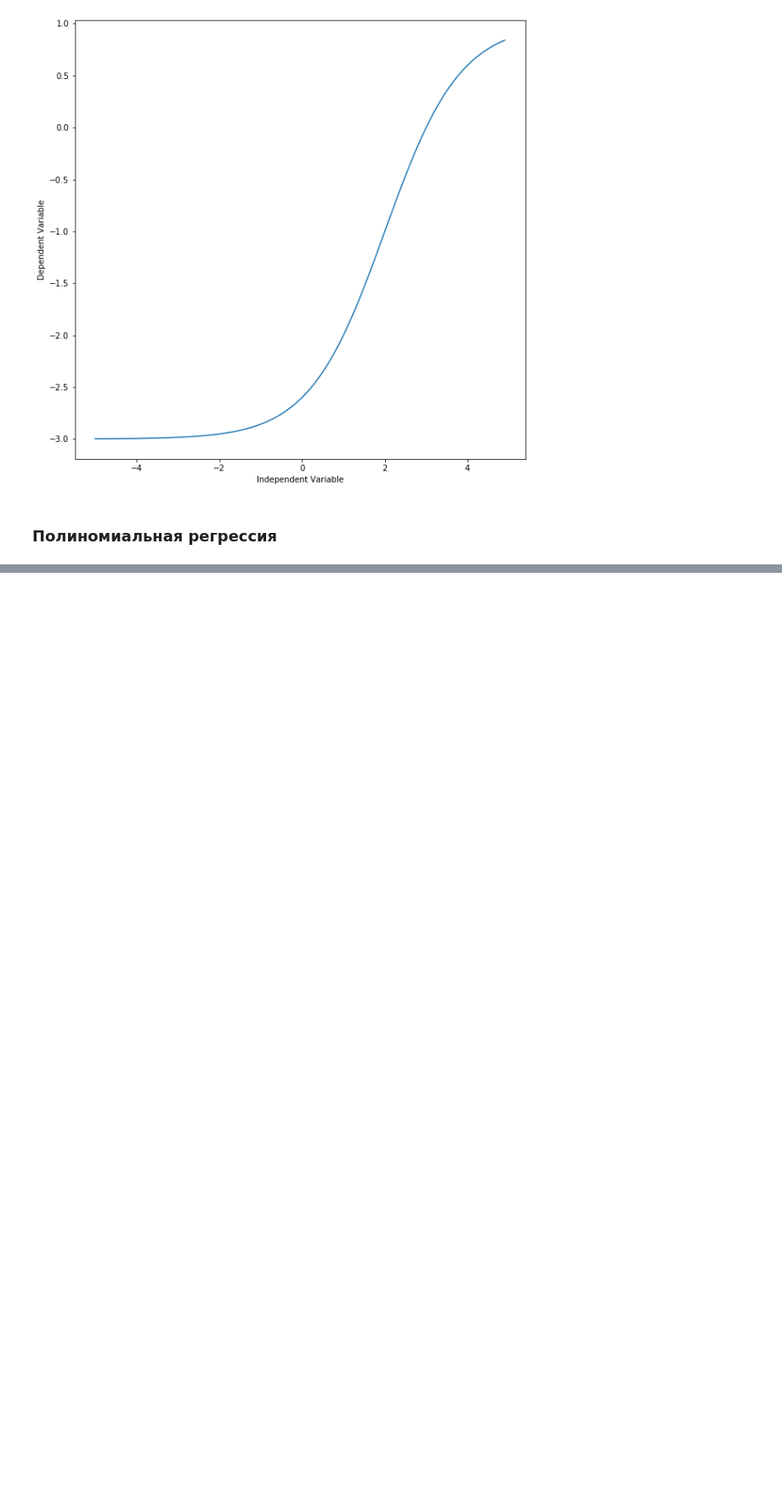
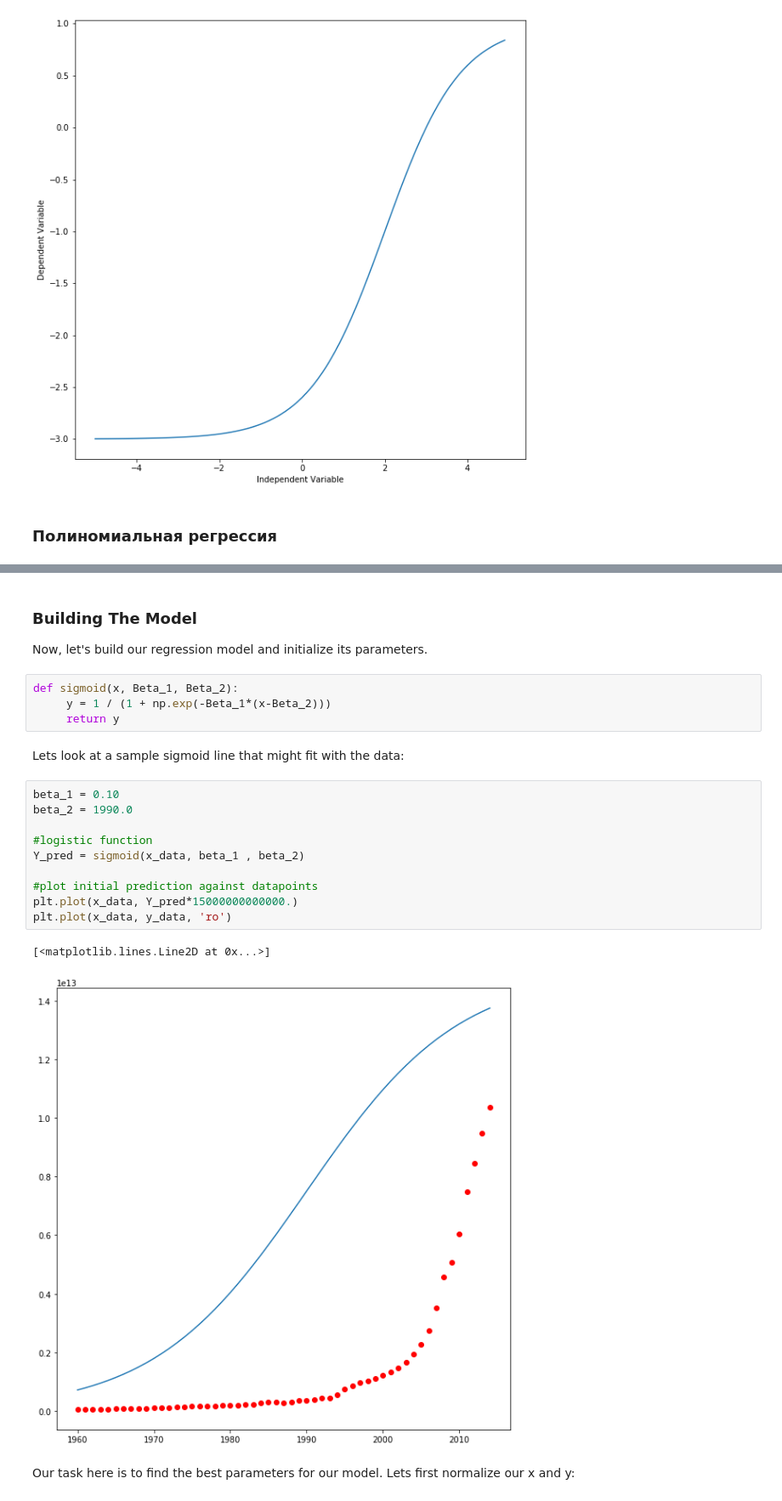
Before and after one commit to ryndovaira-org/data_science_lectures, a Jupyter notebook: 3_2_modeling_ml/3_1_1_regression/1_regression.ipynb, the cells around one changed output, grey strips where cells are left out. Shown: that part at 85% size. Drawn from its saved outputs; the diff is of its cells as text; blank space fills up the shorter version.

```diff
--- a/3_2_modeling_ml/3_1_1_regression/1_regression.ipynb
+++ b/3_2_modeling_ml/3_1_1_regression/1_regression.ipynb
@@ -461,0 +518,25 @@ plt.show()
+# %% [markdown]
+### Building The Model
+
+Now, let's build our regression model and initialize its parameters.
+# %%
+def sigmoid(x, Beta_1, Beta_2):
+     y = 1 / (1 + np.exp(-Beta_1*(x-Beta_2)))
+     return y
+# %% [markdown]
+Lets look at a sample sigmoid line that might fit with the data:
+# %%
+beta_1 = 0.10
+beta_2 = 1990.0
+
+#logistic function
+Y_pred = sigmoid(x_data, beta_1 , beta_2)
+
+#plot initial prediction against datapoints
+plt.plot(x_data, Y_pred*15000000000000.)
+plt.plot(x_data, y_data, 'ro')
+# %% [output]
+[<matplotlib.lines.Line2D at 0x...>]
+[figure, added]
+# %% [markdown]
+Our task here is to find the best parameters for our model. Lets first normalize our x and y:
```
Also changed, not shown: parts of 15 cells of this notebook.
